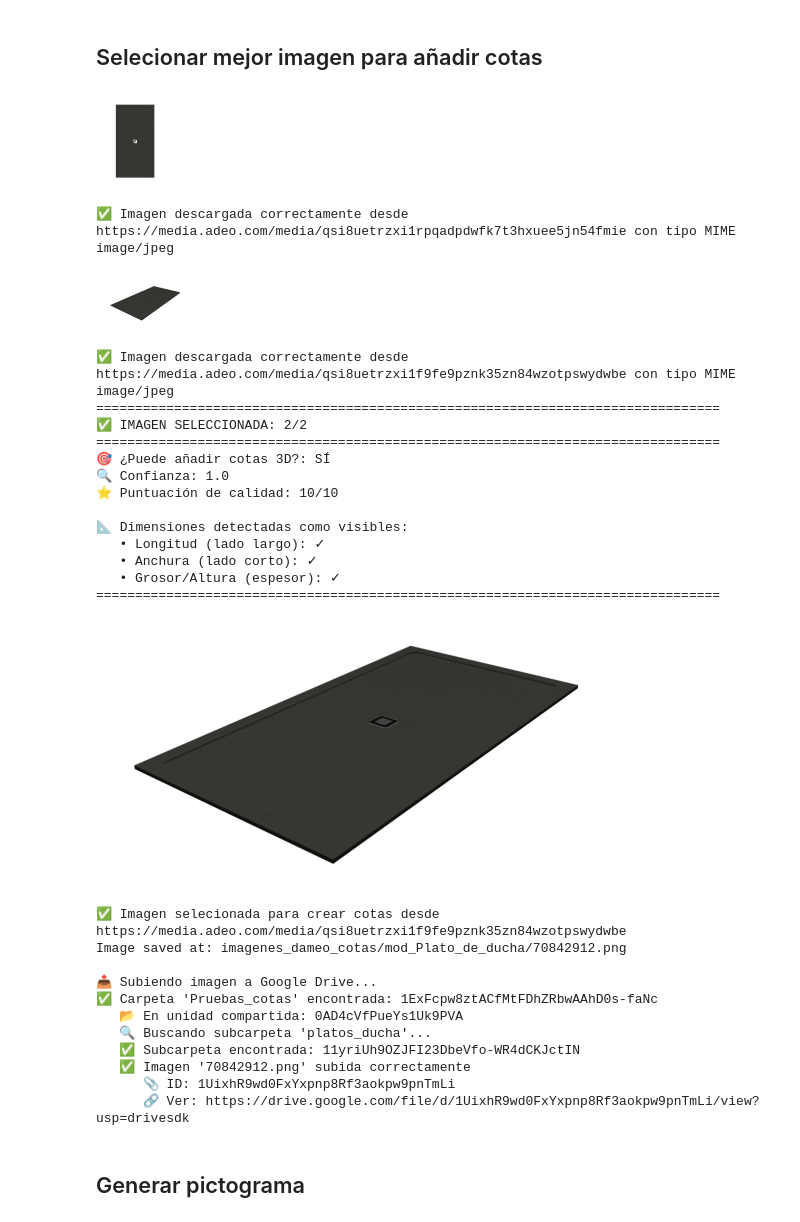
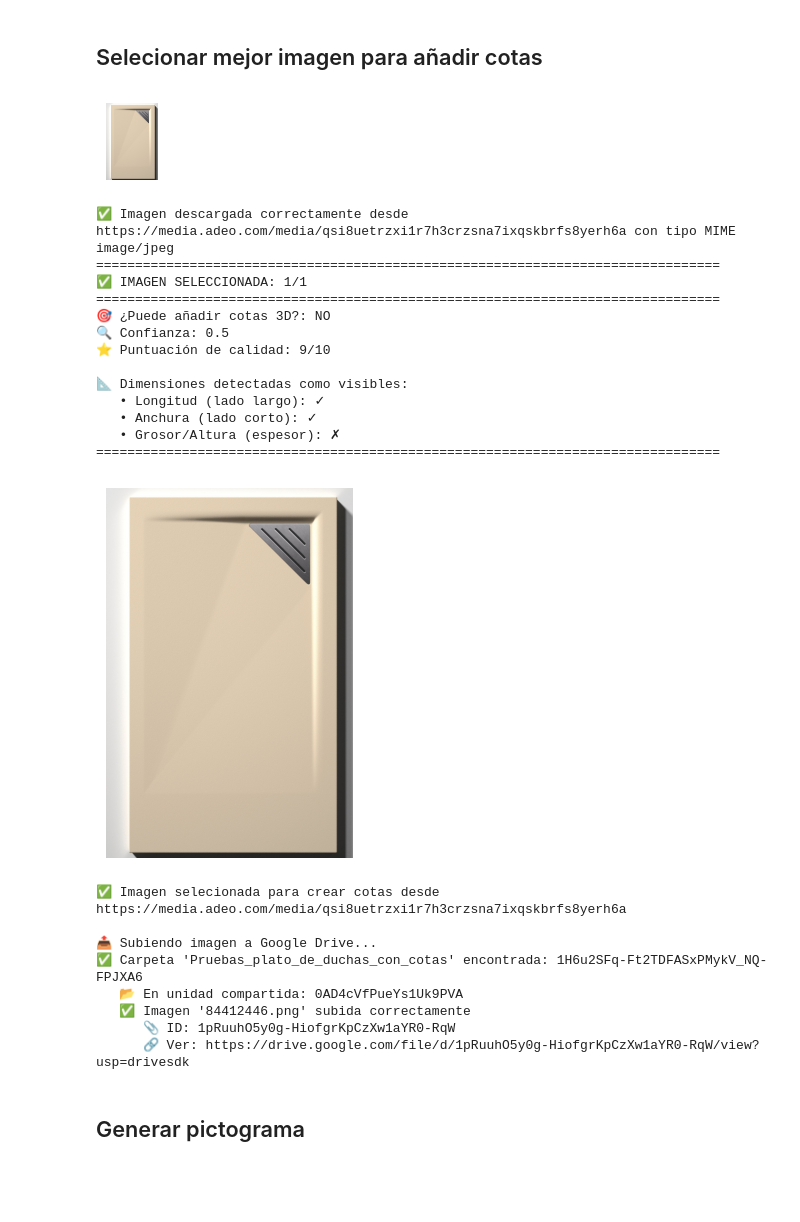
Before and after one commit to diegodelapuentealonso/imagenes_cotas_dimensiones, a Jupyter notebook: nano_banana_cotas_platos_ducha.ipynb, the cells around one changed output. Cells and saved outputs as stored; diff of their text form; code cells hidden in the pictures; blank space fills up the shorter version.

Commit message:
Plato de ducha tres casos

```diff
--- a/nano_banana_cotas_platos_ducha.ipynb
+++ b/nano_banana_cotas_platos_ducha.ipynb
@@ -30,9 +30,15 @@ AI_MODEL_NAME = "gemini-2.5-flash-image"
 # AI_MODEL_NAME = "gemini-3-pro-image-preview"
 MODEL_SELECT_IMAGE = "gemini-2.5-flash"
 FOLDER_IMAGES = "./imagenes_dameo_cotas/"
-DRIVE_FOLDER_NAME = "Pruebas_cotas"
+DRIVE_FOLDER_NAME = "Pruebas_plato_de_duchas_con_cotas"
 
-reference = 70842912
+# Cargar la imagen del icono de grosor desde un archivo
+THICKNESS_ICON_PATH = "./icono_grosor.png"  # Ruta a tu imagen del icono
+
+# Cargar la imagen del icono
+thickness_icon = Image.open(THICKNESS_ICON_PATH)
+
+reference = 84412446
 model_name = "gemini-2.5-flash-image"
 
 genai_client = genai.Client(vertexai=True, project=PROJECT, location="europe-west1")
@@ -802,74 +1029,57 @@ else:
     image_selection_result = get_better_image_to_add_pattern(image_parts, number_dimensions)
     selected_index = image_selection_result['selected_index']
     selected_image = images_bytes[selected_index]
 
     plt.imshow(selected_image)
     plt.axis('off') # Hide the X and Y axes
     plt.show()
     print(f"✅ Imagen selecionada para crear cotas desde {images_url[selected_index]}")
 
-    # Guardo la imagen en local
-    # Define your path and filename
-    folder_path = Path(FOLDER_IMAGES) / f"mod_{model_name.replace(' ', '_')}"
-    file_path = folder_path / f"{reference}.png"
-    # Create the directory (parents=True creates all missing folders in the path)
-    folder_path.mkdir(parents=True, exist_ok=True)
-    selected_image.save(file_path)
-    print(f"Image saved at: {file_path}")
 
     # Save image in drive
     if selected_image is not None:
         print(f"\n📤 Subiendo imagen a Google Drive...")
 
         parent_folder_id = get_drive_folder_id(DRIVE_FOLDER_NAME)
 
         if parent_folder_id:
-            subfolder_id = get_or_create_drive_subfolder(
-                f"platos_ducha",
-                parent_folder_id
-            )
 
             try:
                 drive_file = upload_image_to_drive_from_memory(
                     image=selected_image,
                     file_name=f"{reference}.png",
-                    folder_id=subfolder_id
+                    folder_id=parent_folder_id
                 )
             except Exception as e:
                 print(f"❌ Error al subir imagen a Drive: {e}")
         else:
             print(f"❌ No se pudo encontrar la carpeta '{DRIVE_FOLDER_NAME}' en Google Drive")
     else:
         print("⚠️ No hay imagen seleccionada para subir a Drive")
 # %% [output]
-[figure, old version]
+[figure, new version]
-✅ Imagen descargada correctamente desde https://media.adeo.com/media/qsi8uetrzxi1rpqadpdwfk7t3hxuee5jn54fmie con tipo MIME image/jpeg
+✅ Imagen descargada correctamente desde https://media.adeo.com/media/qsi8uetrzxi1r7h3crzsna7ixqskbrfs8yerh6a con tipo MIME image/jpeg
+================================================================================
+✅ IMAGEN SELECCIONADA: 1/1
+================================================================================
+🎯 ¿Puede añadir cotas 3D?: NO
+🔍 Confianza: 0.5
+⭐ Puntuación de calidad: 9/10
+
+📐 Dimensiones detectadas como visibles:
+   • Longitud (lado largo): ✓
+   • Anchura (lado corto): ✓
+   • Grosor/Altura (espesor): ✗
+================================================================================
-[figure, old version]
+[figure, new version]
-✅ Imagen descargada correctamente desde https://media.adeo.com/media/qsi8uetrzxi1f9fe9pznk35zn84wzotpswydwbe con tipo MIME image/jpeg
-================================================================================
-✅ IMAGEN SELECCIONADA: 2/2
-================================================================================
-🎯 ¿Puede añadir cotas 3D?: SÍ
-🔍 Confianza: 1.0
-⭐ Puntuación de calidad: 10/10
+✅ Imagen selecionada para crear cotas desde https://media.adeo.com/media/qsi8uetrzxi1r7h3crzsna7ixqskbrfs8yerh6a
 
-📐 Dimensiones detectadas como visibles:
-   • Longitud (lado largo): ✓
-   • Anchura (lado corto): ✓
-   • Grosor/Altura (espesor): ✓
-================================================================================
+📤 Subiendo imagen a Google Drive...
+✅ Carpeta 'Pruebas_plato_de_duchas_con_cotas' encontrada: 1H6u2SFq-Ft2TDFASxPMykV_NQ-FPJXA6
+   📂 En unidad compartida: 0AD4cVfPueYs1Uk9PVA
+   ✅ Imagen '84412446.png' subida correctamente
+      📎 ID: 1pRuuhO5y0g-HiofgrKpCzXw1aYR0-RqW
+      🔗 Ver: https://drive.google.com/file/d/1pRuuhO5y0g-HiofgrKpCzXw1aYR0-RqW/view?usp=drivesdk
-[figure, removed]
-✅ Imagen selecionada para crear cotas desde https://media.adeo.com/media/qsi8uetrzxi1f9fe9pznk35zn84wzotpswydwbe
-Image saved at: imagenes_dameo_cotas/mod_Plato_de_ducha/70842912.png
-
-📤 Subiendo imagen a Google Drive...
-✅ Carpeta 'Pruebas_cotas' encontrada: 1ExFcpw8ztACfMtFDhZRbwAAhD0s-faNc
-   📂 En unidad compartida: 0AD4cVfPueYs1Uk9PVA
-   🔍 Buscando subcarpeta 'platos_ducha'...
-   ✅ Subcarpeta encontrada: 11yriUh9OZJFI23DbeVfo-WR4dCKJctIN
-   ✅ Imagen '70842912.png' subida correctamente
-      📎 ID: 1UixhR9wd0FxYxpnp8Rf3aokpw9pnTmLi
-      🔗 Ver: https://drive.google.com/file/d/1UixhR9wd0FxYxpnp8Rf3aokpw9pnTmLi/view?usp=drivesdk
 # %% [markdown]
 ## Generar pictograma
 # %%
```
Also changed, not shown: parts of 7 cells of this notebook, 2 other files.
